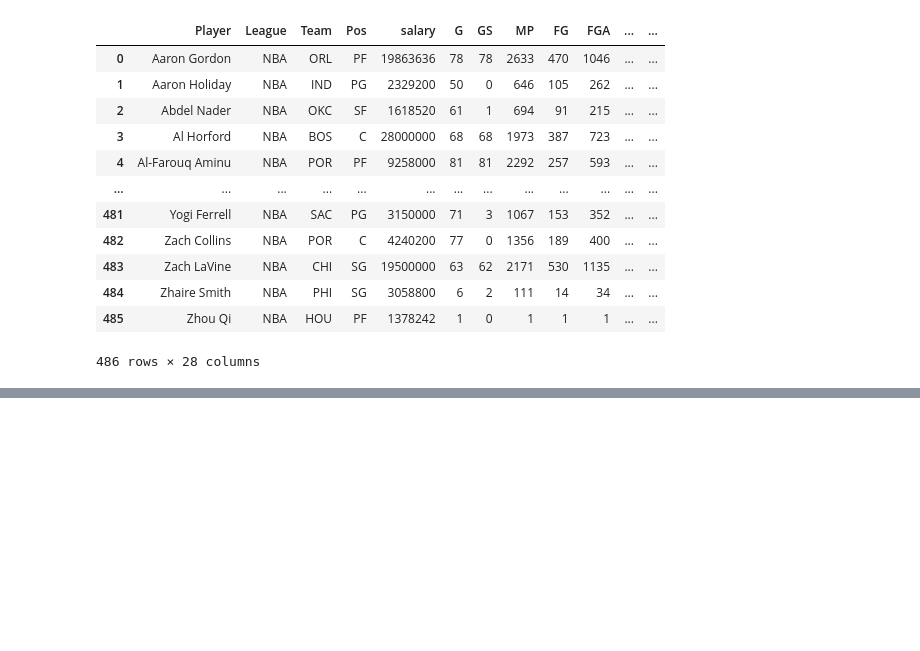
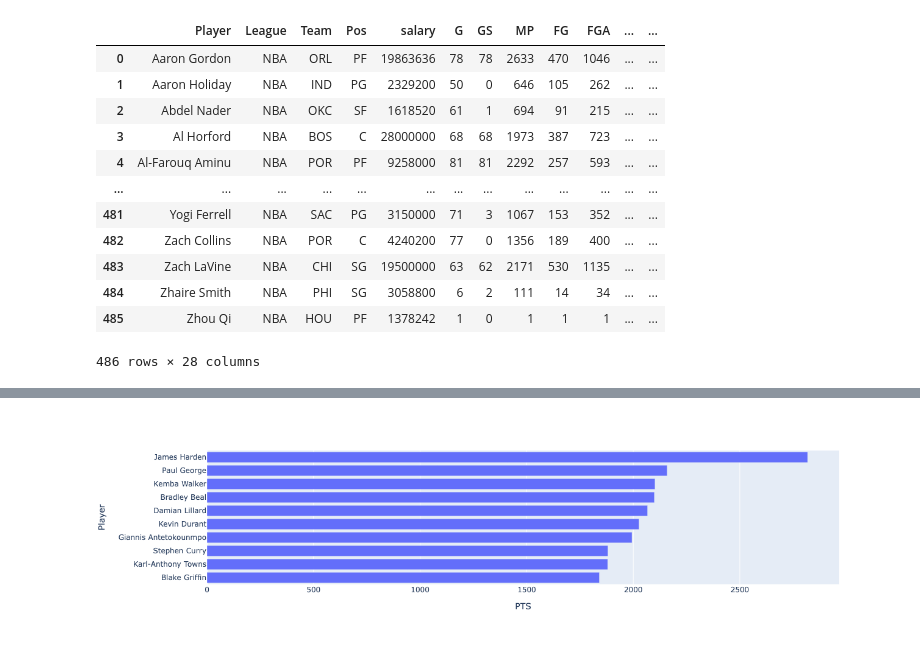
Before and after one commit to msenosain/DS4A-DE-Group2_wnba-nba-salary-gap, a Jupyter notebook: dashboard/test_notebook.ipynb, the cells around one changed output, grey strips where cells are left out. Saved outputs shown, nothing was run; the diff lists cells and outputs as text; code cells hidden in the pictures; blank space fills up the shorter version.

Commit message:
dashboard salary stats done

```diff
--- a/dashboard/test_notebook.ipynb
+++ b/dashboard/test_notebook.ipynb
@@ -126,0 +242,7 @@ nba_complete
+# %%
+df = filter_data(nba_wnba, league_val=0, stat="PTS")
+# %%
+fig = px.bar(df.sort_values("PTS"), y="Player", x="PTS")
+fig.show()
+# %% [output]
+[figure, added]
```
Also changed, not shown: parts of 5 cells of this notebook, 8 other files.
